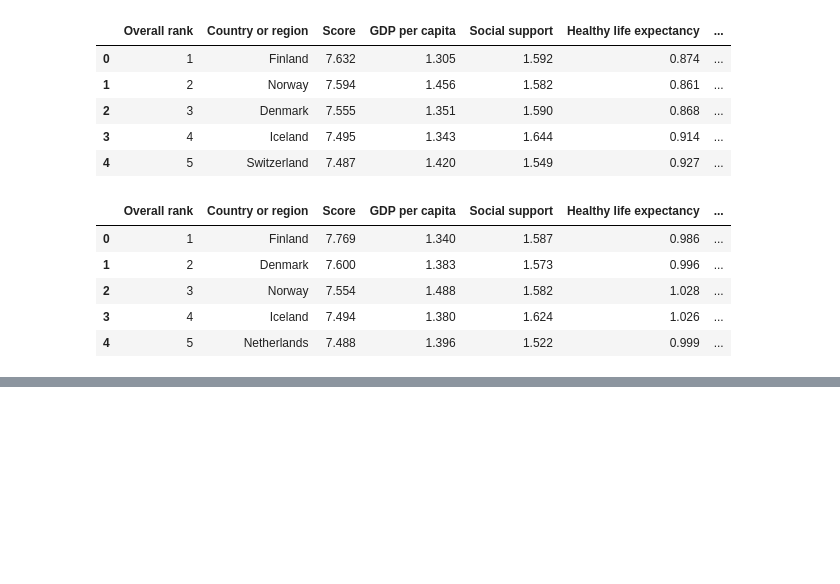
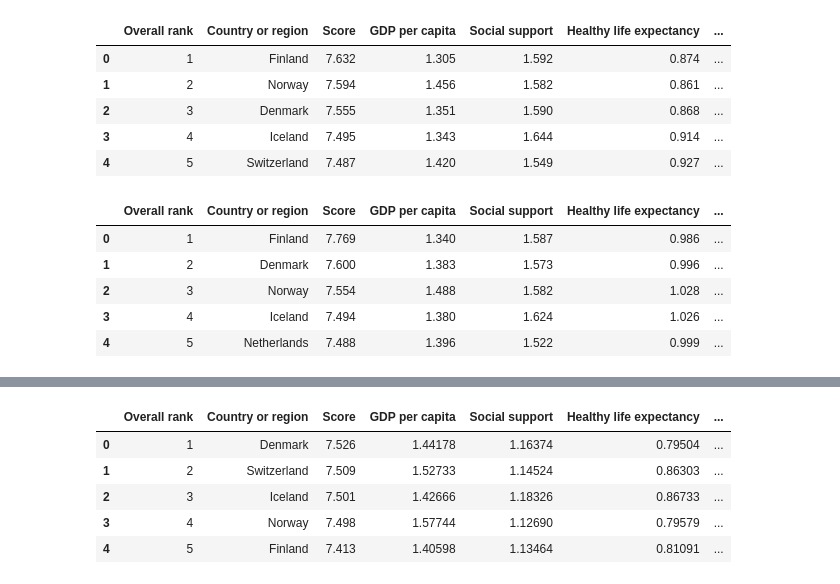
Before and after one commit to kylejamar06/HapPyWorld, a Jupyter notebook: Happy.ipynb, the cells around one changed output, grey strips where cells are left out. Cells and saved outputs as stored; diff of their text form; code cells hidden in the pictures; blank space fills up the shorter version.

```diff
--- a/Happy.ipynb
+++ b/Happy.ipynb
@@ -84,0 +108,33 @@ csv_2017_restructured = csv_2017[["Happiness.Rank",
+# %%
+# 2019 & 2018 datasets are the same in structure & column naming convention.  Restructure / Rename
+# datasets from 2015 - 2017.
+
+# Convert / fix 2016 Data
+
+csv_2016_restructured = csv_2016[["Happiness Rank",
+                                 "Country",
+                                  "Happiness Score",
+                                  "Economy (GDP per Capita)",
+                                  "Family",
+                                  "Health (Life Expectancy)",
+                                  "Freedom",
+                                  "Generosity",
+                                  "Trust (Government Corruption)"]]
+
+csv_2016_restructured = csv_2016_restructured.rename(columns={"Happiness Rank": "Overall rank",
+                                      "Country": "Country or region",
+                                      "Happiness Score": "Score",
+                                      "Economy (GDP per Capita)": "GDP per capita",
+                                      "Family": "Social support",
+                                      "Health (Life Expectancy)": "Healthy life expectancy",
+                                      "Freedom": "Freedom to make life choices",
+                                      "Generosity": "Generosity",
+                                      "Trust (Government Corruption)": "Perceptions of corruption"})
+csv_2016_restructured.head()
+# %% [output]
+|  | Overall rank | Country or region | Score | GDP per capita | Social support | Healthy life expectancy | ... |
+| 0 | 1 | Denmark | 7.526 | 1.44178 | 1.16374 | 0.79504 | ... |
+| 1 | 2 | Switzerland | 7.509 | 1.52733 | 1.14524 | 0.86303 | ... |
+| 2 | 3 | Iceland | 7.501 | 1.42666 | 1.18326 | 0.86733 | ... |
+| 3 | 4 | Norway | 7.498 | 1.57744 | 1.12690 | 0.79579 | ... |
+| 4 | 5 | Finland | 7.413 | 1.40598 | 1.13464 | 0.81091 | ... |
```
Also changed, not shown: parts of 2 cells of this notebook.
